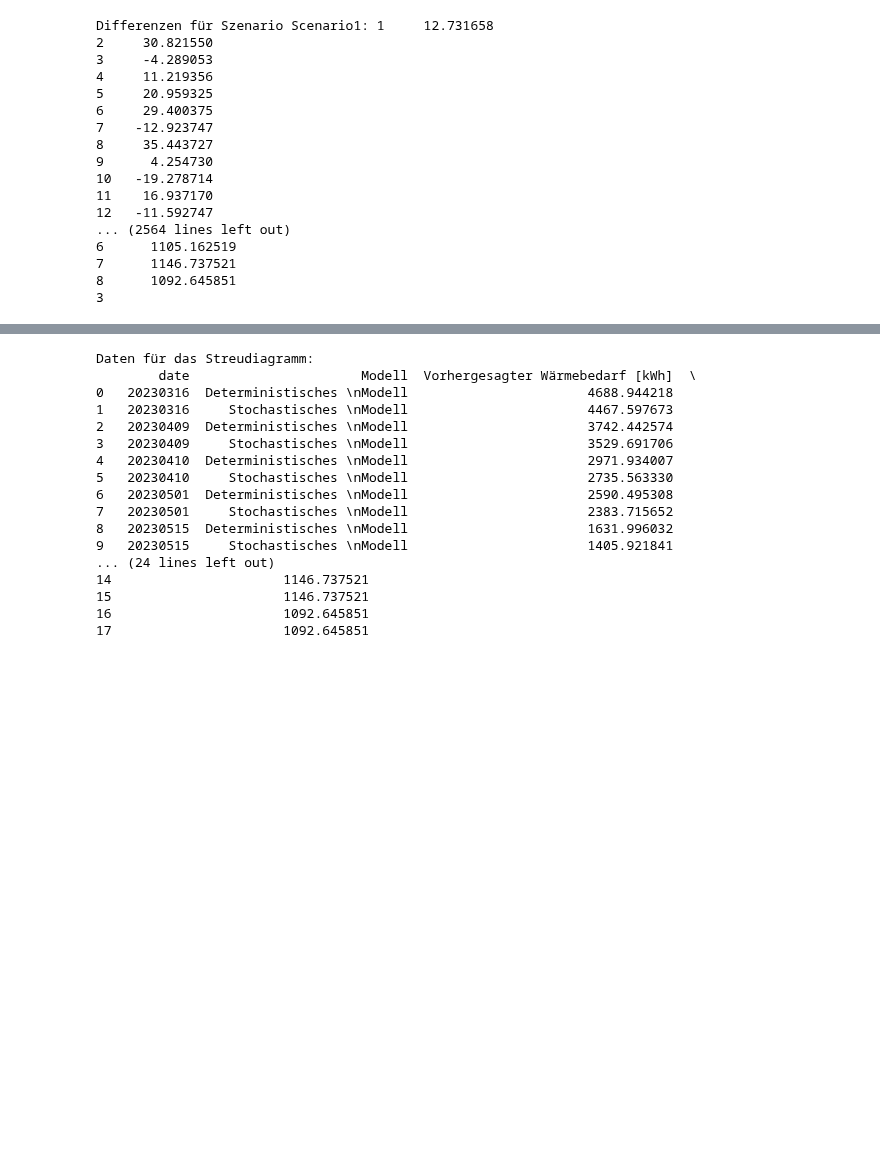
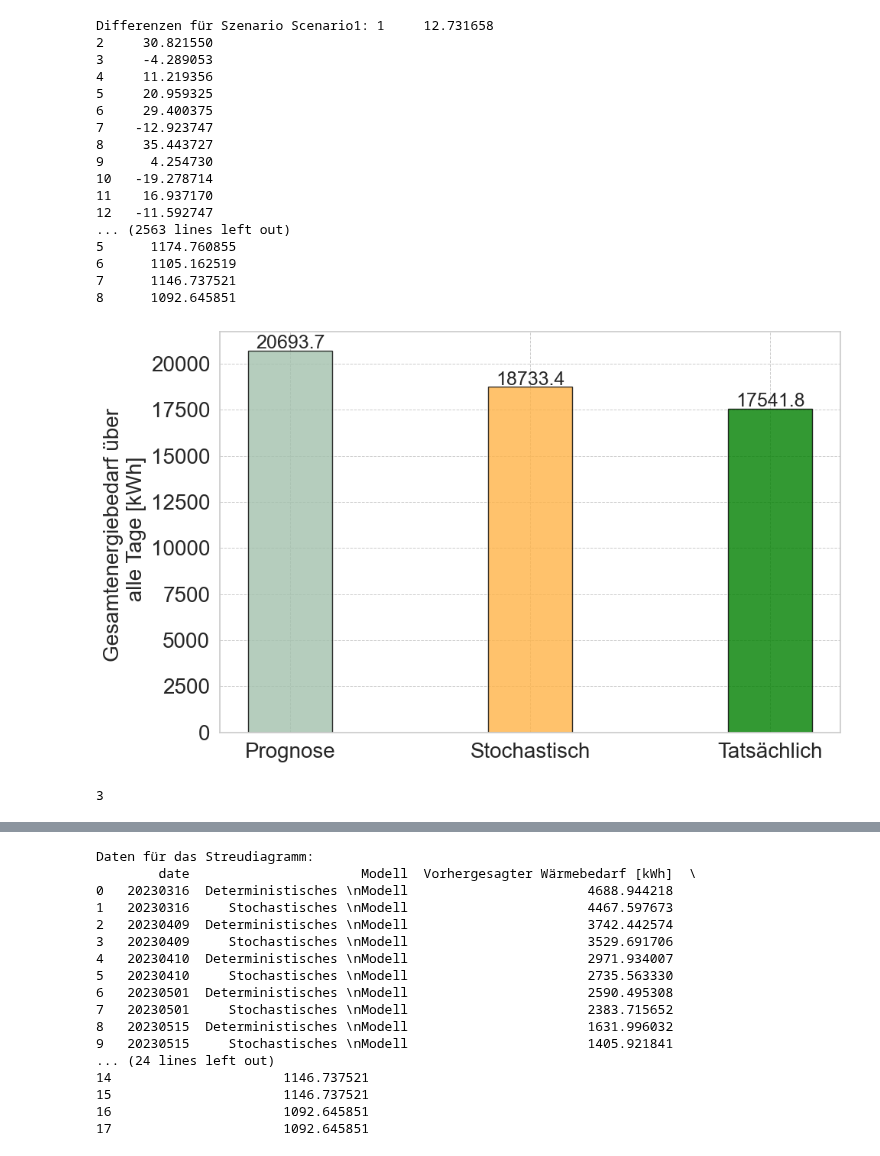
Before and after one commit to 0815Paul/SPMA, a Jupyter notebook: postprocessing/compute_energy_metrics.ipynb, the cells around one changed output, grey strips where cells are left out. Drawn from its saved outputs; the diff is of its cells as text; code cells hidden in the pictures; blank space fills up the shorter version.

```diff
--- a/postprocessing/compute_energy_metrics.ipynb
+++ b/postprocessing/compute_energy_metrics.ipynb
@@ -145,9 +145,9 @@ def process_date(date):
     # Neuer Plot erstellen
     fig, ax = plt.subplots(figsize=(10, 6))
     bars = ax.bar(models, total_hds, color=['blue', 'orange', 'green'][:len(models)], edgecolor='black', width=0.35, alpha=0.8)
-    ax.set_ylabel('Gesamtwärmeanforderung [kWh]', fontsize=14)
-    ax.tick_params(axis='both', labelsize=12)
-    ax.set_title(f'Wärmeanforderungen für {date}', fontsize=16)
+    ax.set_ylabel('Gesamtwärmeanforderung [kWh]', fontsize=20)
+    ax.tick_params(axis='both', labelsize=20)
+    ax.set_title(f'Wärmeanforderungen für {date}', fontsize=20)
 
     # Werte über den Balken anzeigen
     for bar in bars:
@@ -168,11 +168,11 @@ def process_date(date):
 
     # Externer Pfad
     extern = os.path.join(externer_pfad, plot_name)
-    plt.savefig(extern, dpi=300, bbox_inches='tight')
+    #plt.savefig(extern, dpi=300, bbox_inches='tight')
 
     # Interner Pfad
     intern = f'{OUTPUT_PATH}/waermebedarf_{date}.png'
-    plt.savefig(intern, dpi=300, bbox_inches='tight')
+    #plt.savefig(intern, dpi=300, bbox_inches='tight')
     plt.close(fig)  # Close the figure to free memory
 
     # Rückgabe der Ergebnisse
@@ -235,55 +235,57 @@ colors = ['#A3C1AD', '#FFB347', 'green'][:len(summary_totals_df)]
 # Plot erstellen
 fig, ax = plt.subplots(figsize=(10, 6))
 bars = ax.bar(summary_totals_df['Modelle'], summary_totals_df['Gesamtenergiebedarf [kWh]'], color=colors, edgecolor='black', width=0.35, alpha=0.8)
-ax.set_ylabel('Gesamtenergiebedarf über alle Tage [kWh]', fontsize=14)
-ax.tick_params(axis='both', labelsize=12)
-ax.set_title('Gesamtenergiebedarf aller simulierten Tage', fontsize=16)
+ax.set_ylabel('Gesamtenergiebedarf über \n alle Tage [kWh]', fontsize=20)
+ax.tick_params(axis='both', labelsize=20)
+#ax.set_title('Gesamtenergiebedarf aller simulierten Tage', fontsize=16)
 
 # Werte über den Balken anzeigen
 for bar in bars:
     height = bar.get_height()
     ax.annotate(f'{height:.1f}',
                 xy=(bar.get_x() + bar.get_width() / 2, height),
-                xytext=(0, 5),
+                xytext=(0, 15),
                 textcoords="offset points",
-                ha='center', va='bottom', fontsize=12)
+                ha='center', va='top', fontsize=18)
 
 # Gitterlinien anpassen
 ax.yaxis.grid(True, linestyle='--', linewidth=0.7)
 ax.xaxis.grid(True, linestyle='--', linewidth=0.7)
 
 plt.tight_layout()
 # Plot speichern
 plot_name = f"gesamtwaermebedarf.png"
 
 # Externer Pfad
 extern = os.path.join(externer_pfad, plot_name)
 plt.savefig(extern, dpi=300, bbox_inches='tight')
 
 # Interner Pfad
 intern = f'{OUTPUT_PATH}/gesamtwaermebedarf.png'
 plt.savefig(intern, dpi=300, bbox_inches='tight')
-plt.close(fig)  # Close the figure to free memory
-
+#plt.close(fig)  # Close the figure to free memory
+plt.show()
 print(len(summary_totals_df))
 # %% [output]
 Differenzen für Szenario Scenario1: 1     12.731658
 2     30.821550
 3     -4.289053
 4     11.219356
 5     20.959325
 6     29.400375
 7    -12.923747
 8     35.443727
 9      4.254730
 10   -19.278714
 11    16.937170
 12   -11.592747
-... (2564 lines left out)
+... (2563 lines left out)
+5      1174.760855
 6      1105.162519
 7      1146.737521
 8      1092.645851
-3
+[figure, added]
+3
 # %%
 import seaborn as sns
 import matplotlib.pyplot as plt
```
Also changed, not shown: parts of 1 cell of this notebook, 11 other files.
